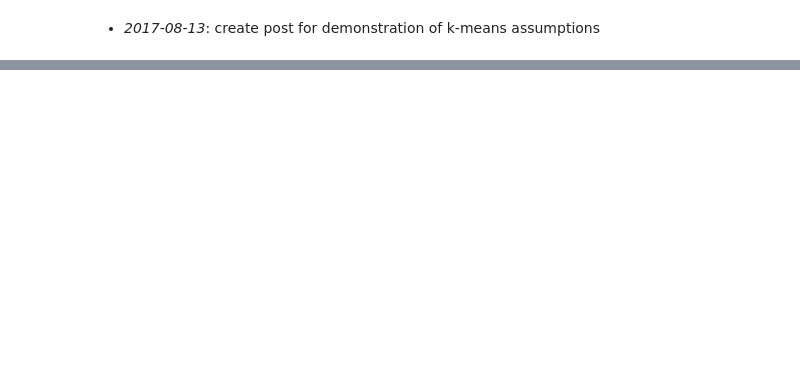
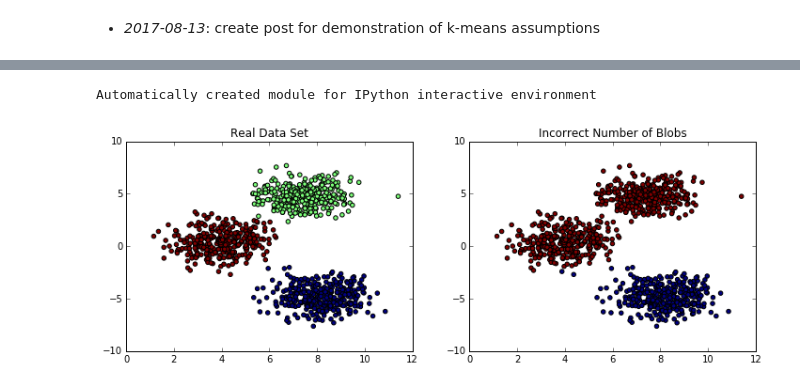
Before and after one commit to DearDon/Jekyll, a Jupyter notebook: _notebook/2017-08-13-plot-kmeans-assumptions.ipynb, the cells around one changed output, grey strips where cells are left out. Drawn from its saved outputs; the diff is of its cells as text; code cells hidden in the pictures; blank space fills up the shorter version.

Commit message:
udpate sklearn png

```diff
--- a/_notebook/2017-08-13-plot-kmeans-assumptions.ipynb
+++ b/_notebook/2017-08-13-plot-kmeans-assumptions.ipynb
@@ -99,0 +21,38 @@ Automatically created module for IPython interactive environment
+# %%
+%matplotlib inline
+
+print(__doc__)
+
+# Author: Phil Roth <mr.phil.roth@gmail.com>
+# License: BSD 3 clause
+
+import numpy as np
+import matplotlib.pyplot as plt
+
+from sklearn.cluster import KMeans
+from sklearn.datasets import make_blobs
+
+
+n_samples = 1000
+random_state = 150
+
+X, y = make_blobs(n_samples=n_samples, random_state=random_state)
+# %% [output]
+Automatically created module for IPython interactive environment
+# %%
+# Incorrect number of clusters
+y_pred = KMeans(n_clusters=2, random_state=random_state).fit_predict(X)
+
+plt.figure(figsize=(12, 4))
+
+plt.subplot(121)
+plt.scatter(X[:, 0], X[:, 1], c=y)
+plt.title("Real Data Set")
+
+plt.subplot(122)
+plt.scatter(X[:, 0], X[:, 1], c=y_pred)
+plt.title("Incorrect Number of Blobs")
+
+plt.show()
+# %% [output]
+[figure, added]
```
Also changed, not shown: parts of 9 cells of this notebook, 11 other files.
